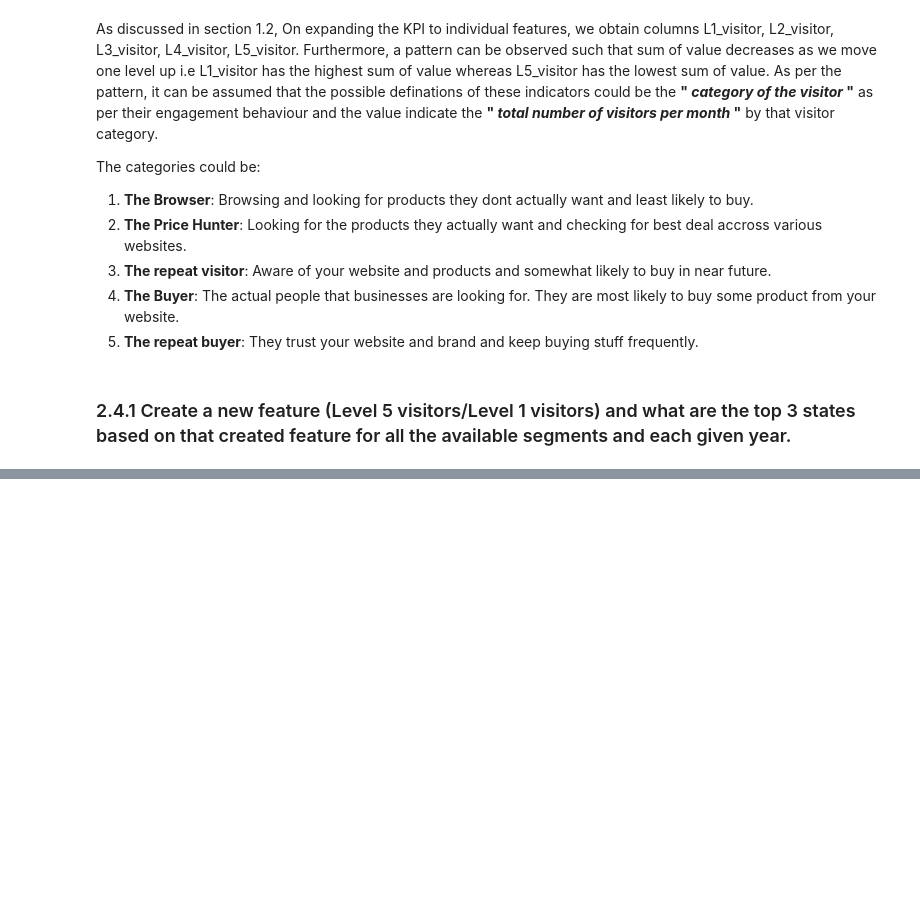
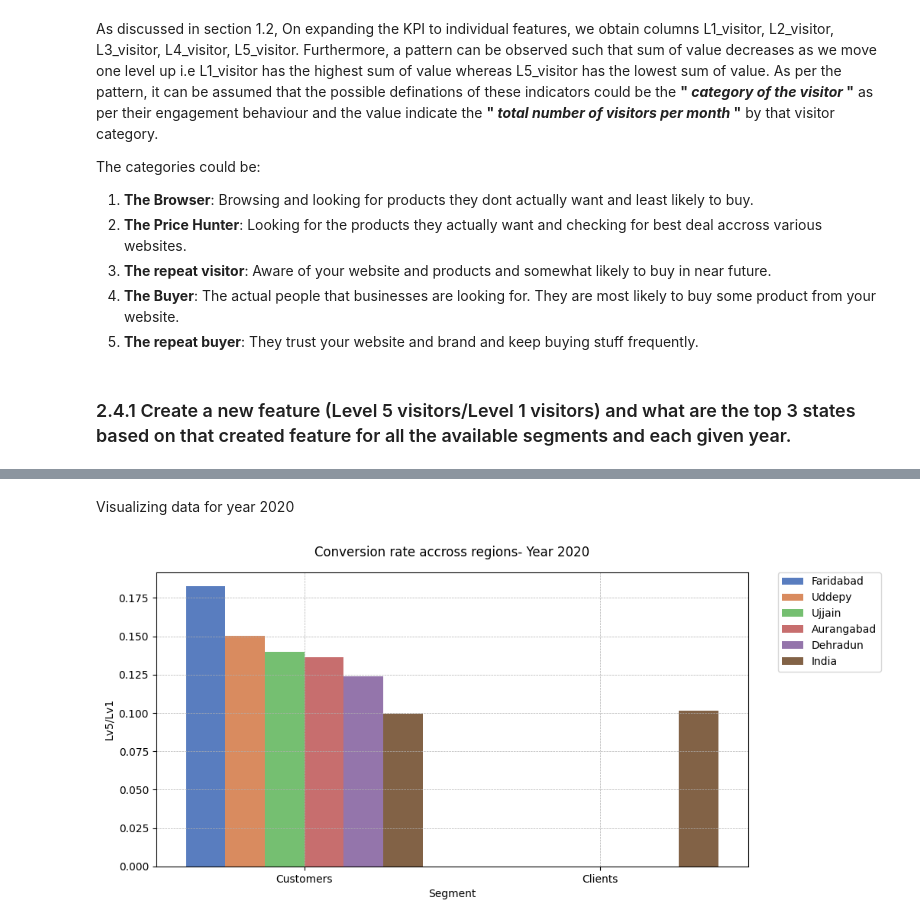
Before and after one commit to pratiksrm99/DataAnalysis, a Jupyter notebook: Website_Visitors_Data_Analysis.ipynb, the cells around one changed output, grey strips where cells are left out. Saved outputs shown, nothing was run; the diff lists cells and outputs as text; code cells hidden in the pictures; blank space fills up the shorter version.

Commit message:
Update: Part 2, 2.4.1 visualization complete

```diff
--- a/Website_Visitors_Data_Analysis.ipynb
+++ b/Website_Visitors_Data_Analysis.ipynb
@@ -715,15 +715,14 @@ df_state_segment_compare = transformed_df.drop(columns=["Month","Lv2_Visitors","
 
 # Creating the new feature (Lv5_Visitors/Lv1_Visitors)
 df_state_segment_compare["Lv5/Lv1"] = df_state_segment_compare["Lv5_Visitors"]/df_state_segment_compare["Lv1_Visitors"]
+
 # Dropping irrelevant columns
 df_state_segment_compare.drop(columns=["Lv1_Visitors","Lv5_Visitors"], inplace=True)
+
 # Grouping data as per given problem statement ("Region","Year" and "Segment")
-df_state_segment_compare = df_state_segment_compare.groupby(by=["Segment","Year","Region"]).sum().sort_values(by="Lv5/Lv1")
+# Here we use average conversion rate while grouping
+df_state_segment_compare = df_state_segment_compare.groupby(by=["Year","Region","Segment"]).mean().sort_values(by=["Segment","Lv5/Lv1"], ascending=False)
 
 # Displaying the data
-df_state_segment_compare.reset_index()
-
-sns.catplot(data= df_state_segment_compare.reset_index(),
-            x="Region", y="Lv5/Lv1", hue="Segment",
-            col="Year", kind="bar")
+df_state_segment_compare
 # %% [output]
@@ -731,0 +747,11 @@ sns.catplot(data= df_state_segment_compare.reset_index(),
+# %% [markdown]
+Visualizing data for year 2020
+# %%
+plt.figure(figsize=(10,5))
+sns.barplot(data= df_state_segment_compare.loc[2020].reset_index(),
+            x="Segment", y="Lv5/Lv1", hue="Region", palette="muted")
+plt.title("Conversion rate accross regions- Year 2020", pad=15)
+plt.legend(bbox_to_anchor=(1.05, 1), loc='upper left', borderaxespad=0)
+plt.grid(True, linewidth=0.5, linestyle="--")
+# %% [output]
+[figure, added]
```
Also changed, not shown: parts of 8 cells of this notebook.
